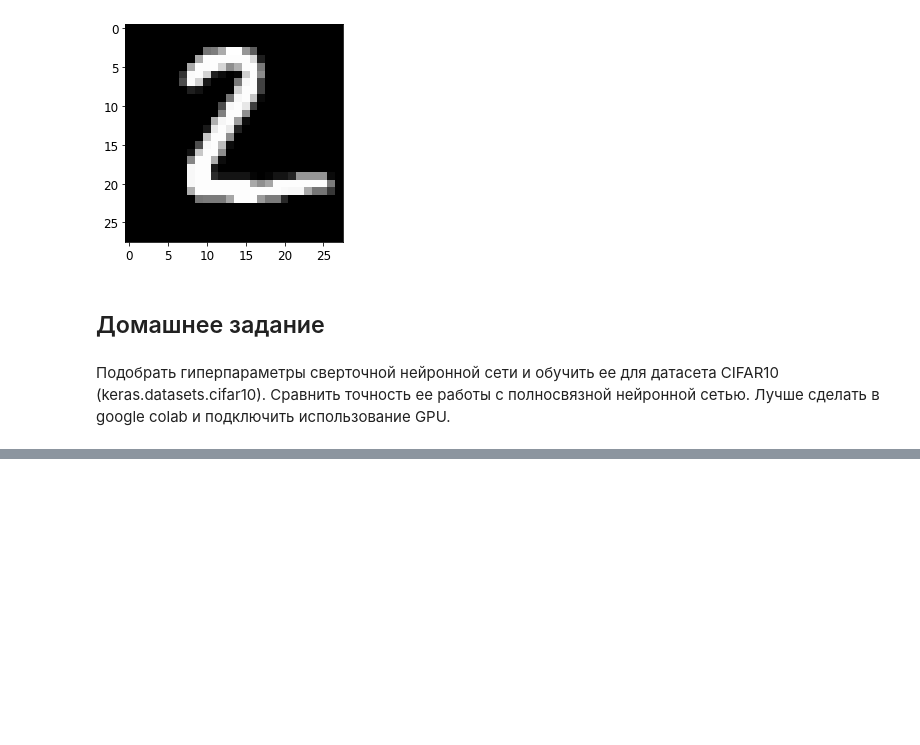
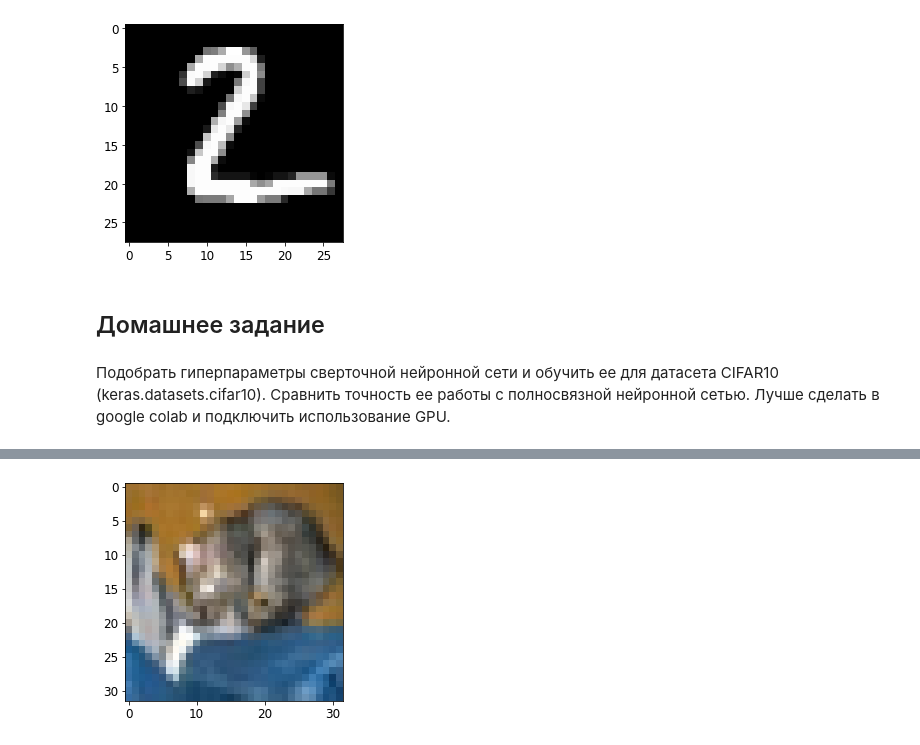
Before and after one commit to Vandyshge/5sem_ml, a Jupyter notebook: Lesson8.ipynb, the cells around one changed output, grey strips where cells are left out. Saved outputs shown, nothing was run; the diff lists cells and outputs as text; code cells hidden in the pictures; blank space fills up the shorter version.

```diff
--- a/Lesson8.ipynb
+++ b/Lesson8.ipynb
@@ -185,0 +260,5 @@ plt.show()
+# %%
+plt.imshow(X_test[0])
+plt.show()
+# %% [output]
+[figure, added]
```
Also changed, not shown: parts of 14 cells of this notebook, 1 other file.
